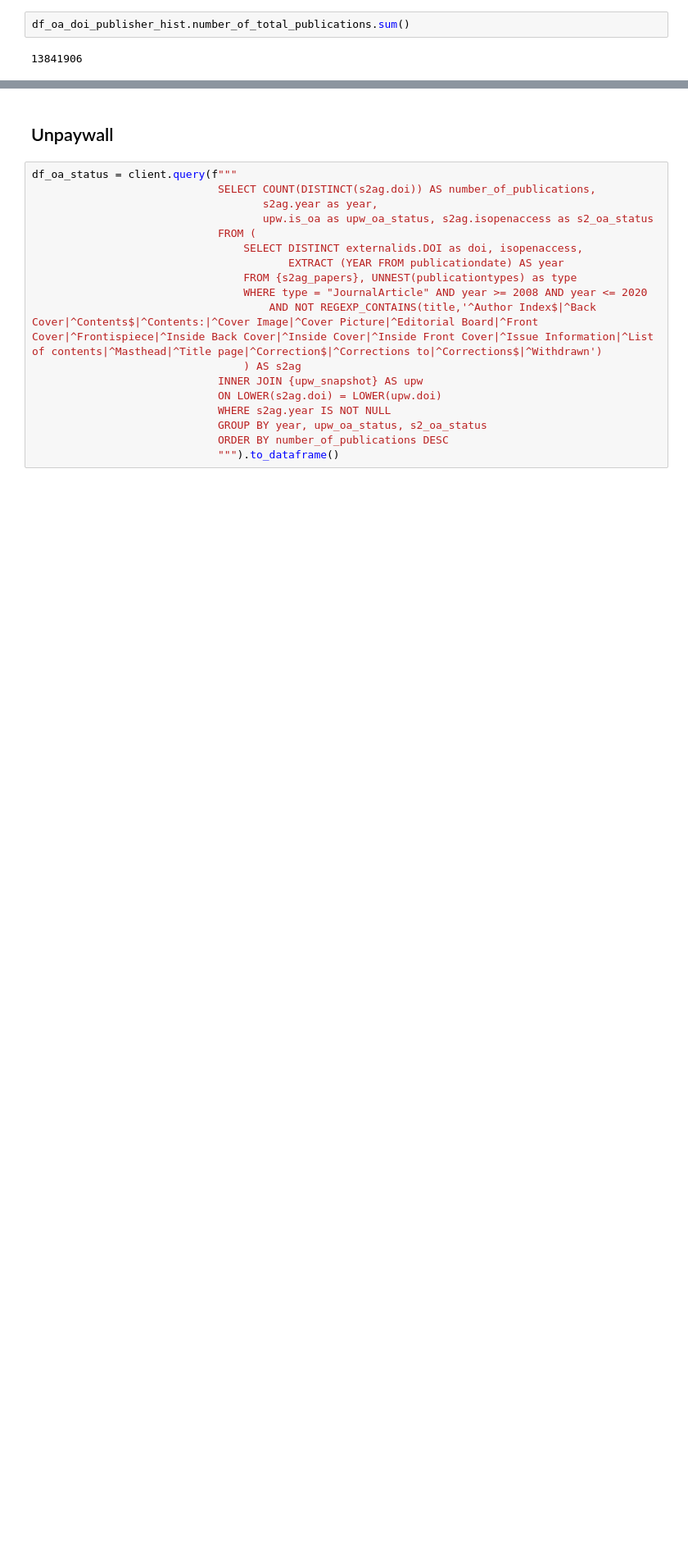
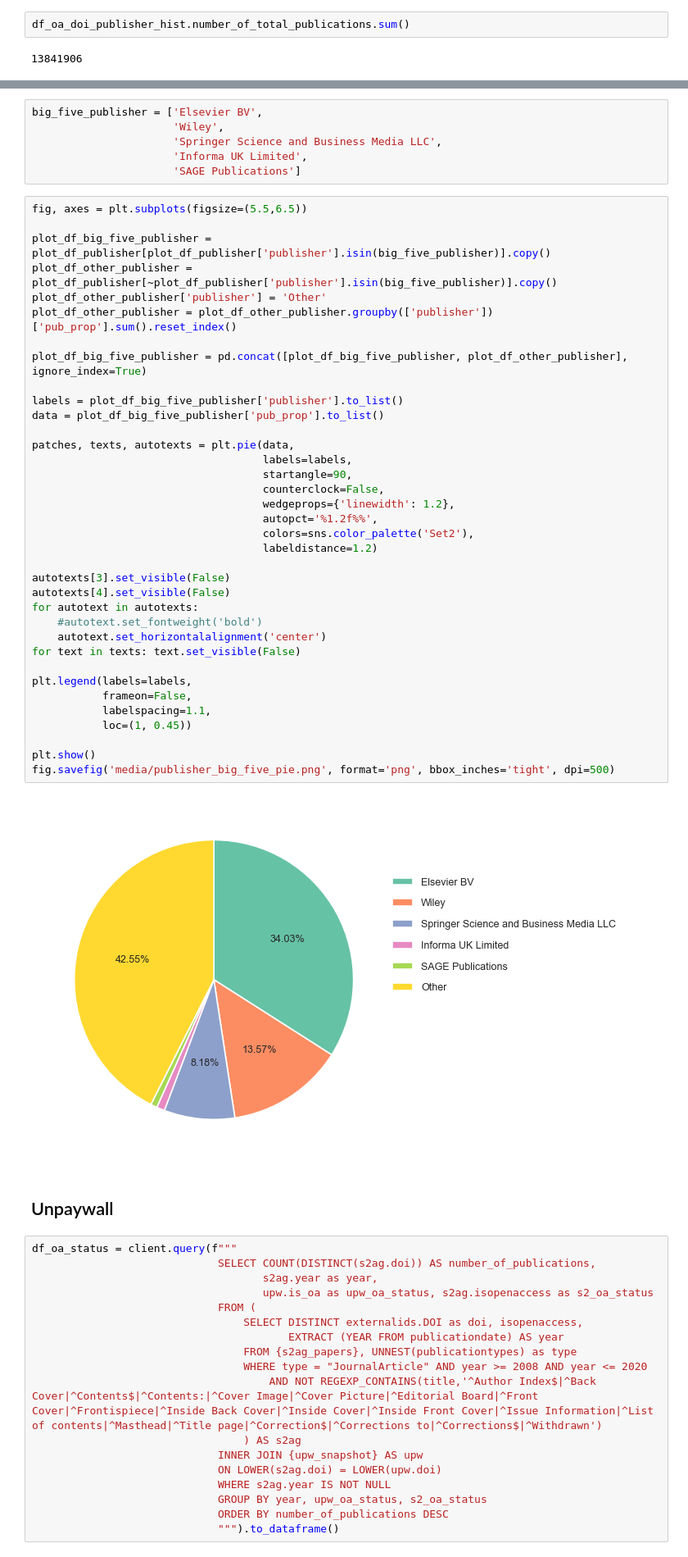
Before and after one commit to naustica/MA, a Jupyter notebook: Codebook.ipynb, the cells around one changed output, grey strips where cells are left out. Shown at 82% size. Cells and saved outputs as stored; diff of their text form; blank space fills up the shorter version.

Commit message:
add pie plot

```diff
--- a/Codebook.ipynb
+++ b/Codebook.ipynb
@@ -754,3 +754,47 @@ fig.savefig('media/oa_status_publisher.png', format='png', bbox_inches='tight',
+# %%
+big_five_publisher = ['Elsevier BV',
+                      'Wiley',
+                      'Springer Science and Business Media LLC',
+                      'Informa UK Limited',
+                      'SAGE Publications']
+# %%
+fig, axes = plt.subplots(figsize=(5.5,6.5))
+
+plot_df_big_five_publisher = plot_df_publisher[plot_df_publisher['publisher'].isin(big_five_publisher)].copy()
+plot_df_other_publisher = plot_df_publisher[~plot_df_publisher['publisher'].isin(big_five_publisher)].copy()
+plot_df_other_publisher['publisher'] = 'Other'
+plot_df_other_publisher = plot_df_other_publisher.groupby(['publisher'])['pub_prop'].sum().reset_index()
+
+plot_df_big_five_publisher = pd.concat([plot_df_big_five_publisher, plot_df_other_publisher], ignore_index=True)
+
+labels = plot_df_big_five_publisher['publisher'].to_list()
+data = plot_df_big_five_publisher['pub_prop'].to_list()
+
+patches, texts, autotexts = plt.pie(data,
+                                    labels=labels,
+                                    startangle=90,
+                                    counterclock=False,
+                                    wedgeprops={'linewidth': 1.2},
+                                    autopct='%1.2f%%',
+                                    colors=sns.color_palette('Set2'),
+                                    labeldistance=1.2)
+
+autotexts[3].set_visible(False)
+autotexts[4].set_visible(False)
+for autotext in autotexts:
+    #autotext.set_fontweight('bold')
+    autotext.set_horizontalalignment('center')
+for text in texts: text.set_visible(False)
+
+plt.legend(labels=labels,
+           frameon=False,
+           labelspacing=1.1,
+           loc=(1, 0.45))
+
+plt.show()
+fig.savefig('media/publisher_big_five_pie.png', format='png', bbox_inches='tight', dpi=500)
+# %% [output]
+[figure, added]
 # %% [markdown]
 ## Unpaywall
 # %%
```
Also changed, not shown: parts of 2 cells of this notebook, 3 other files.
